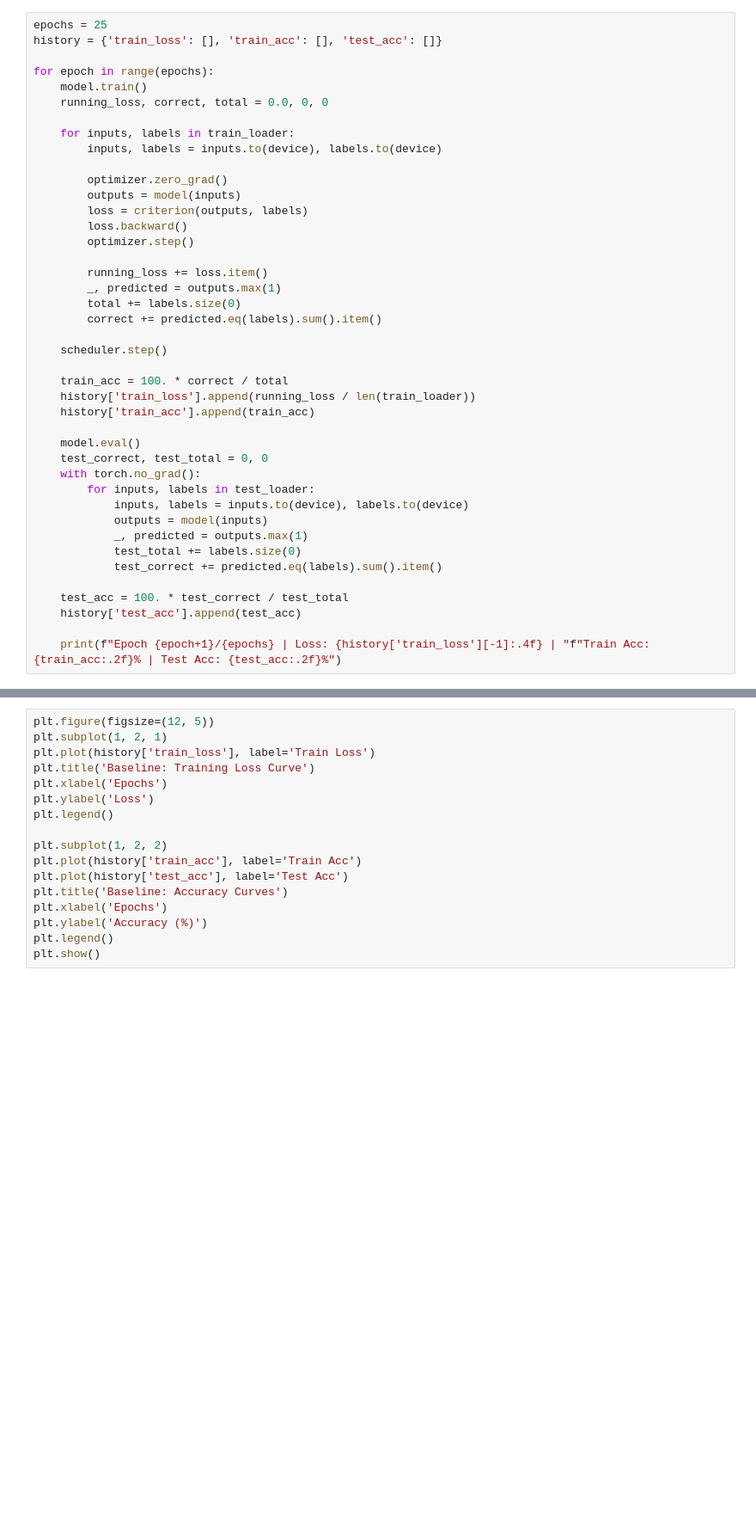
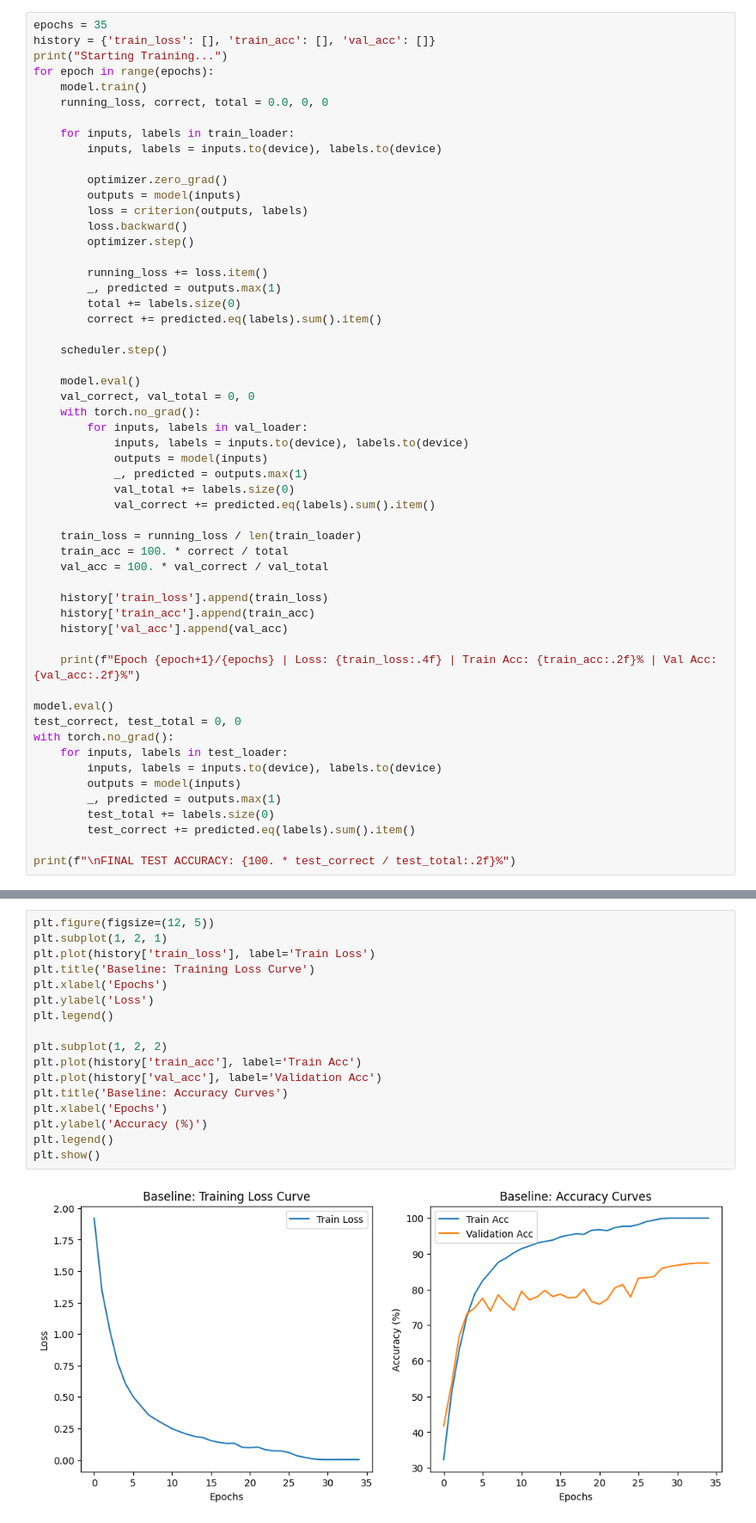
Before and after one commit to Scarfaced007/CNN-DL, a Jupyter notebook: DL_Assignment_1.ipynb, the cells around one changed output, grey strips where cells are left out. Shown at 86% size. Drawn from its saved outputs; the diff is of its cells as text; blank space fills up the shorter version.

Commit message:
Updated the train and validate block and added the grad cam appraoch as well fixed the vizualization parameters

```diff
--- a/DL_Assignment_1.ipynb
+++ b/DL_Assignment_1.ipynb
@@ -38,9 +53,9 @@ criterion = nn.CrossEntropyLoss()
 optimizer = optim.SGD(model.parameters(), lr=0.1, momentum=0.9, weight_decay=5e-4)
 scheduler = torch.optim.lr_scheduler.CosineAnnealingLR(optimizer, T_max=50)
 # %%
-epochs = 25
-history = {'train_loss': [], 'train_acc': [], 'test_acc': []}
-
+epochs = 35
+history = {'train_loss': [], 'train_acc': [], 'val_acc': []}
+print("Starting Training...")
 for epoch in range(epochs):
     model.train()
     running_loss, correct, total = 0.0, 0, 0
@@ -61,22 +76,35 @@ for epoch in range(epochs):
 
     scheduler.step()
 
-    train_acc = 100. * correct / total
-    history['train_loss'].append(running_loss / len(train_loader))
-    history['train_acc'].append(train_acc)
-
     model.eval()
-    test_correct, test_total = 0, 0
+    val_correct, val_total = 0, 0
     with torch.no_grad():
-        for inputs, labels in test_loader:
+        for inputs, labels in val_loader:
             inputs, labels = inputs.to(device), labels.to(device)
             outputs = model(inputs)
             _, predicted = outputs.max(1)
-            test_total += labels.size(0)
-            test_correct += predicted.eq(labels).sum().item()
+            val_total += labels.size(0)
+            val_correct += predicted.eq(labels).sum().item()
 
-    test_acc = 100. * test_correct / test_total
-    history['test_acc'].append(test_acc)
+    train_loss = running_loss / len(train_loader)
+    train_acc = 100. * correct / total
+    val_acc = 100. * val_correct / val_total
 
-    print(f"Epoch {epoch+1}/{epochs} | Loss: {history['train_loss'][-1]:.4f} | "f"Train Acc: {train_acc:.2f}% | Test Acc: {test_acc:.2f}%")
+    history['train_loss'].append(train_loss)
+    history['train_acc'].append(train_acc)
+    history['val_acc'].append(val_acc)
+
+    print(f"Epoch {epoch+1}/{epochs} | Loss: {train_loss:.4f} | Train Acc: {train_acc:.2f}% | Val Acc: {val_acc:.2f}%")
+
+model.eval()
+test_correct, test_total = 0, 0
+with torch.no_grad():
+    for inputs, labels in test_loader:
+        inputs, labels = inputs.to(device), labels.to(device)
+        outputs = model(inputs)
+        _, predicted = outputs.max(1)
+        test_total += labels.size(0)
+        test_correct += predicted.eq(labels).sum().item()
+
+print(f"\nFINAL TEST ACCURACY: {100. * test_correct / test_total:.2f}%")
 # %% [output]
@@ -96,20 +128,22 @@ Epoch 13/25 | Loss: 0.2093 | Train Acc: 92.70% | Test Acc: 77.30%
 # %%
 plt.figure(figsize=(12, 5))
 plt.subplot(1, 2, 1)
 plt.plot(history['train_loss'], label='Train Loss')
 plt.title('Baseline: Training Loss Curve')
 plt.xlabel('Epochs')
 plt.ylabel('Loss')
 plt.legend()
 
 plt.subplot(1, 2, 2)
 plt.plot(history['train_acc'], label='Train Acc')
-plt.plot(history['test_acc'], label='Test Acc')
+plt.plot(history['val_acc'], label='Validation Acc')
 plt.title('Baseline: Accuracy Curves')
 plt.xlabel('Epochs')
 plt.ylabel('Accuracy (%)')
 plt.legend()
 plt.show()
+# %% [output]
+[figure, added]
 # %%
 import torch.nn.functional as F
 import numpy as np
```
Also changed, not shown: parts of 6 cells of this notebook.
